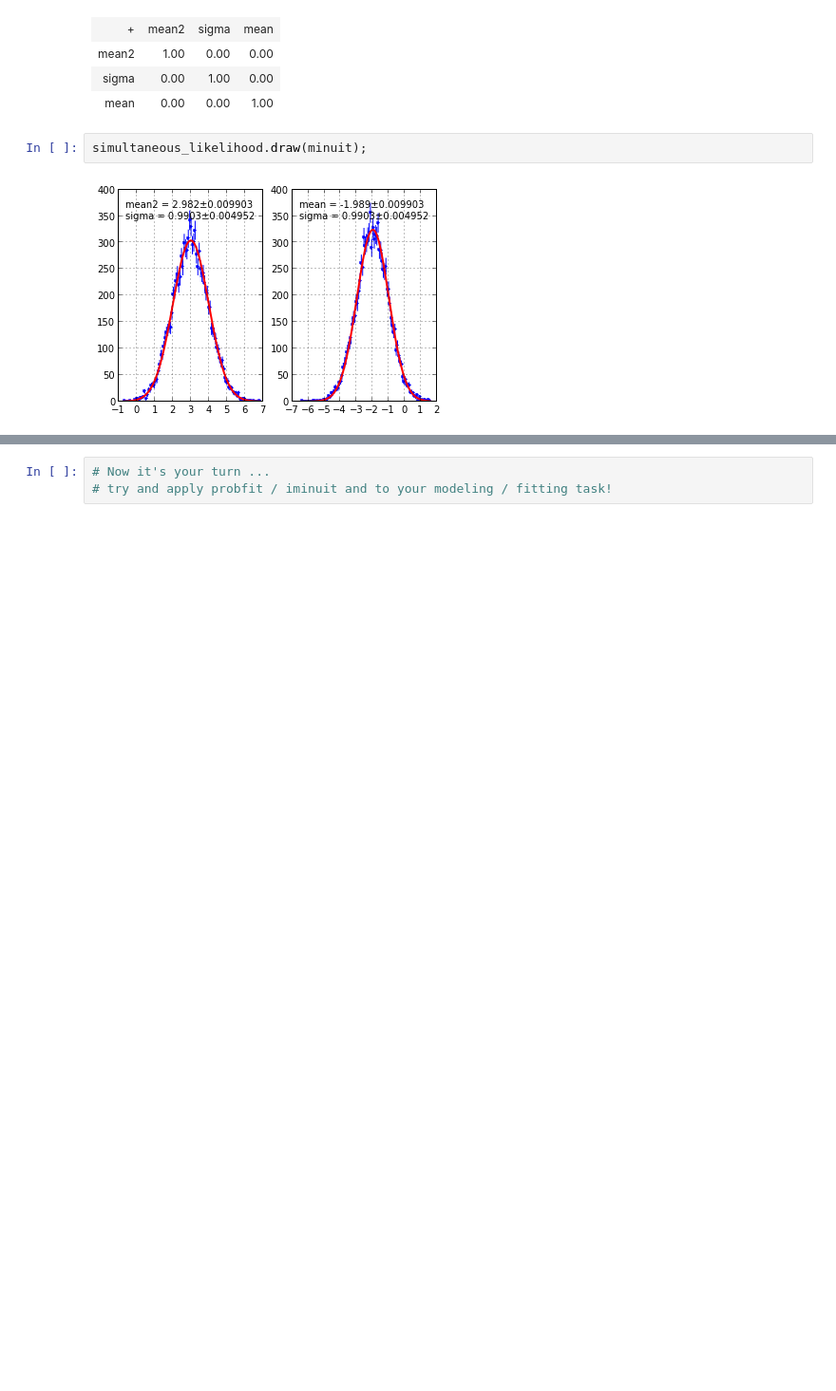
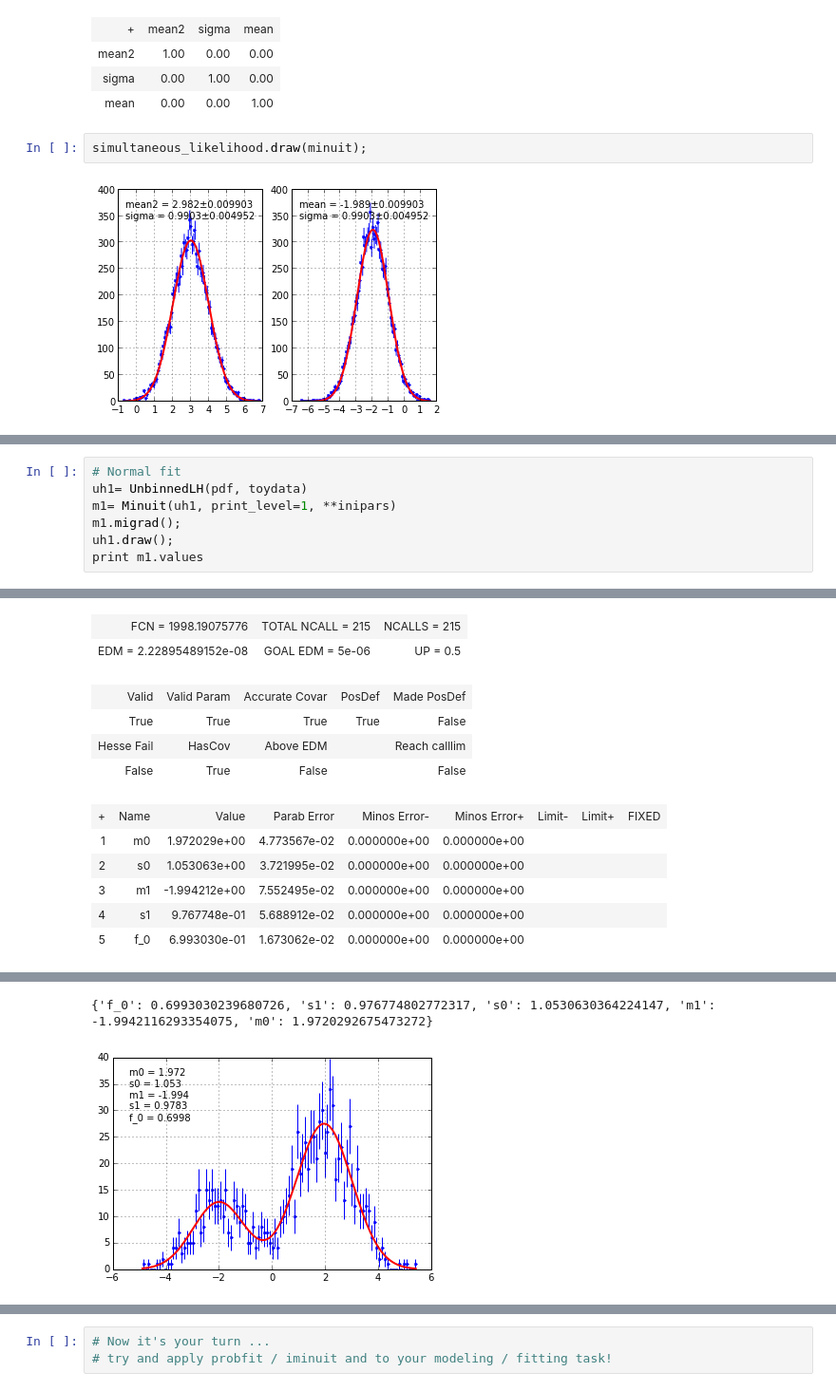
Before and after one commit to scikit-hep/probfit, a Jupyter notebook: tutorial/tutorial.ipynb, the cells around one changed output, grey strips where cells are left out. Shown at 95% size. Drawn from its saved outputs; the diff is of its cells as text; blank space fills up the shorter version.

```diff
--- a/tutorial/tutorial.ipynb
+++ b/tutorial/tutorial.ipynb
@@ -779,0 +804,8 @@ simultaneous_likelihood.draw(minuit);
+# %%
+# Normal fit
+uh1= UnbinnedLH(pdf, toydata)
+m1= Minuit(uh1, print_level=1, **inipars)
+m1.migrad();
+uh1.draw();
+print m1.values
+# %% [output]
@@ -779,0 +813,12 @@ simultaneous_likelihood.draw(minuit);
+| FCN = 1998.19075776 | TOTAL NCALL = 215 | NCALLS = 215 |
+| EDM = 2.22895489152e-08 | GOAL EDM = 5e-06 | UP = 0.5 |
+| Valid | Valid Param | Accurate Covar | PosDef | Made PosDef |
+| True | True | True | True | False |
+| Hesse Fail | HasCov | Above EDM |  | Reach calllim |
+| False | True | False |  | False |
+| + | Name | Value | Parab Error | Minos Error- | Minos Error+ | Limit- | Limit+ | FIXED |
+| 1 | m0 | 1.972029e+00 | 4.773567e-02 | 0.000000e+00 | 0.000000e+00 |  |  |  |
+| 2 | s0 | 1.053063e+00 | 3.721995e-02 | 0.000000e+00 | 0.000000e+00 |  |  |  |
+| 3 | m1 | -1.994212e+00 | 7.552495e-02 | 0.000000e+00 | 0.000000e+00 |  |  |  |
+| 4 | s1 | 9.767748e-01 | 5.688912e-02 | 0.000000e+00 | 0.000000e+00 |  |  |  |
+| 5 | f_0 | 6.993030e-01 | 1.673062e-02 | 0.000000e+00 | 0.000000e+00 |  |  |  |
@@ -779,0 +826,2 @@ simultaneous_likelihood.draw(minuit);
+{'f_0': 0.6993030239680726, 's1': 0.976774802772317, 's0': 1.0530630364224147, 'm1': -1.9942116293354075, 'm0': 1.9720292675473272}
+[figure, added]
```
Also changed, not shown: parts of 10 cells of this notebook, 9 other files.
